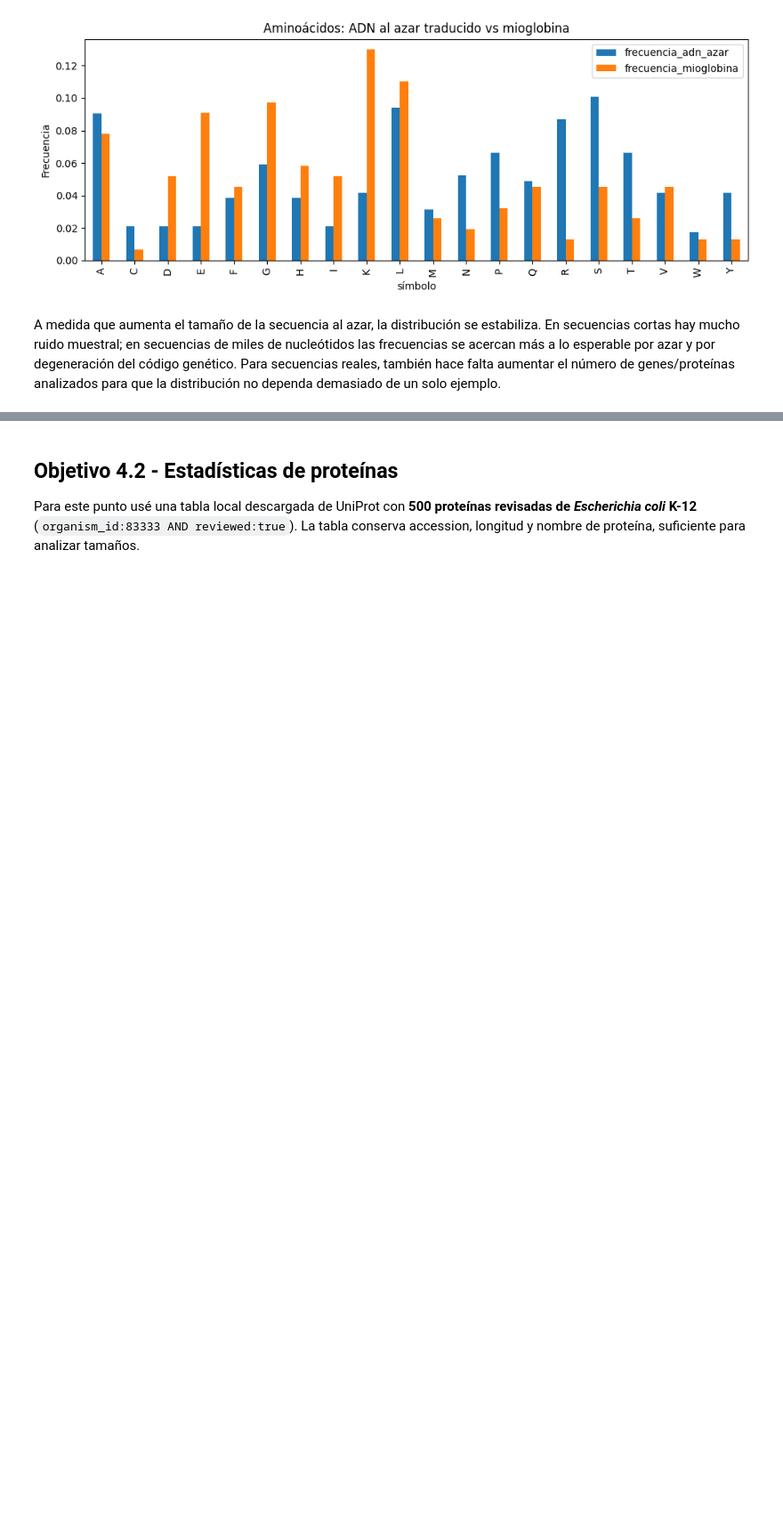
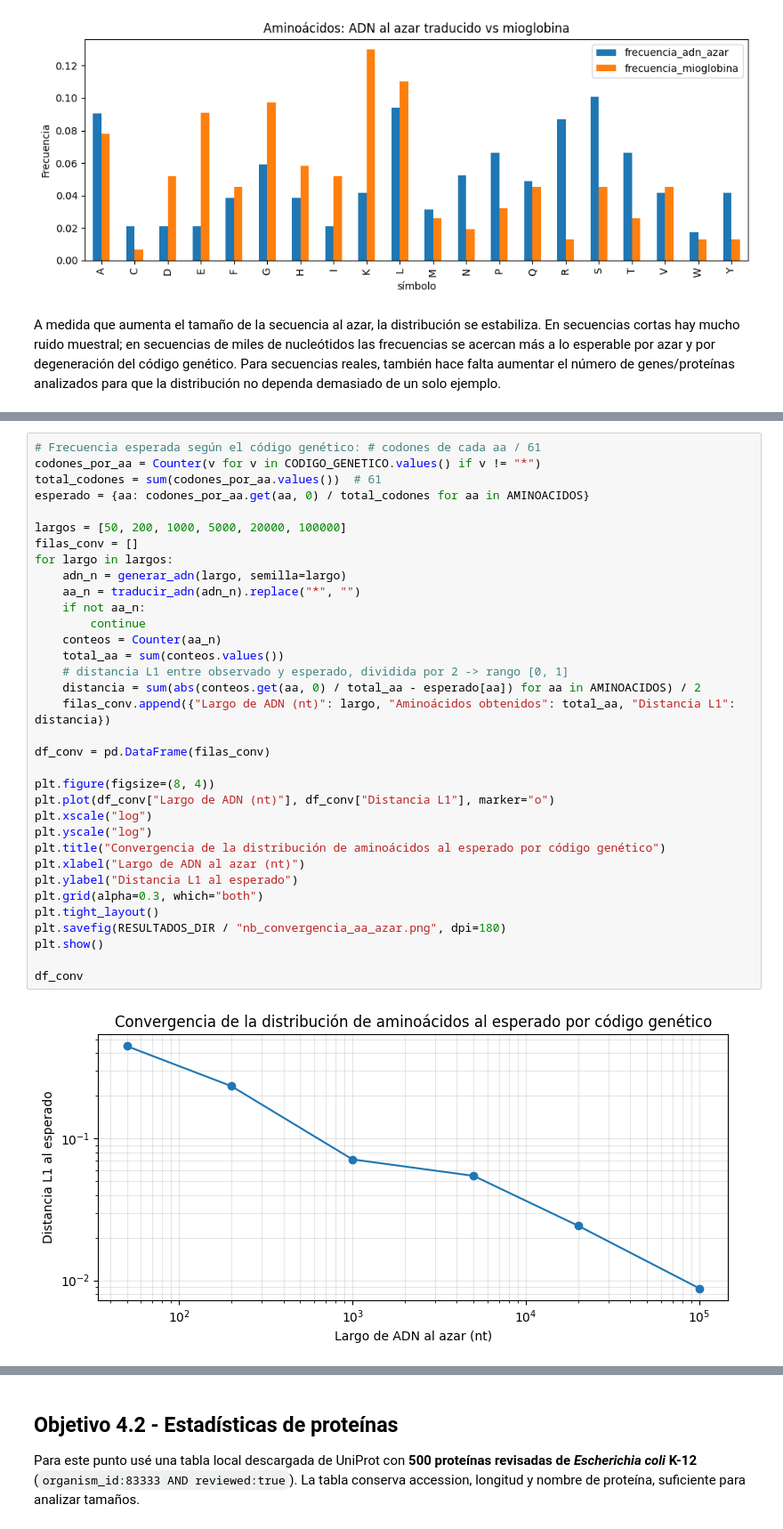
Before and after one commit to anagutson/intro_a_bioinfo, a Jupyter notebook: tp1/notebooks/TP1_Bioinformatica_Entrega_ejecutado.ipynb, the cells around one changed output, grey strips where cells are left out. Shown at 89% size. Cells and saved outputs as stored; diff of their text form; blank space fills up the shorter version.

```diff
--- a/tp1/notebooks/TP1_Bioinformatica_Entrega_ejecutado.ipynb
+++ b/tp1/notebooks/TP1_Bioinformatica_Entrega_ejecutado.ipynb
@@ -385,0 +432,36 @@ A medida que aumenta el tamaño de la secuencia al azar, la distribución se est
+# %%
+# Frecuencia esperada según el código genético: # codones de cada aa / 61
+codones_por_aa = Counter(v for v in CODIGO_GENETICO.values() if v != "*")
+total_codones = sum(codones_por_aa.values())  # 61
+esperado = {aa: codones_por_aa.get(aa, 0) / total_codones for aa in AMINOACIDOS}
+
+largos = [50, 200, 1000, 5000, 20000, 100000]
+filas_conv = []
+for largo in largos:
+    adn_n = generar_adn(largo, semilla=largo)
+    aa_n = traducir_adn(adn_n).replace("*", "")
+    if not aa_n:
+        continue
+    conteos = Counter(aa_n)
+    total_aa = sum(conteos.values())
+    # distancia L1 entre observado y esperado, dividida por 2 -> rango [0, 1]
+    distancia = sum(abs(conteos.get(aa, 0) / total_aa - esperado[aa]) for aa in AMINOACIDOS) / 2
+    filas_conv.append({"Largo de ADN (nt)": largo, "Aminoácidos obtenidos": total_aa, "Distancia L1": distancia})
+
+df_conv = pd.DataFrame(filas_conv)
+
+plt.figure(figsize=(8, 4))
+plt.plot(df_conv["Largo de ADN (nt)"], df_conv["Distancia L1"], marker="o")
+plt.xscale("log")
+plt.yscale("log")
+plt.title("Convergencia de la distribución de aminoácidos al esperado por código genético")
+plt.xlabel("Largo de ADN al azar (nt)")
+plt.ylabel("Distancia L1 al esperado")
+plt.grid(alpha=0.3, which="both")
+plt.tight_layout()
+plt.savefig(RESULTADOS_DIR / "nb_convergencia_aa_azar.png", dpi=180)
+plt.show()
+
+df_conv
+# %% [output]
+[figure, added]
```
Also changed, not shown: parts of 9 cells of this notebook, 4 other files.
